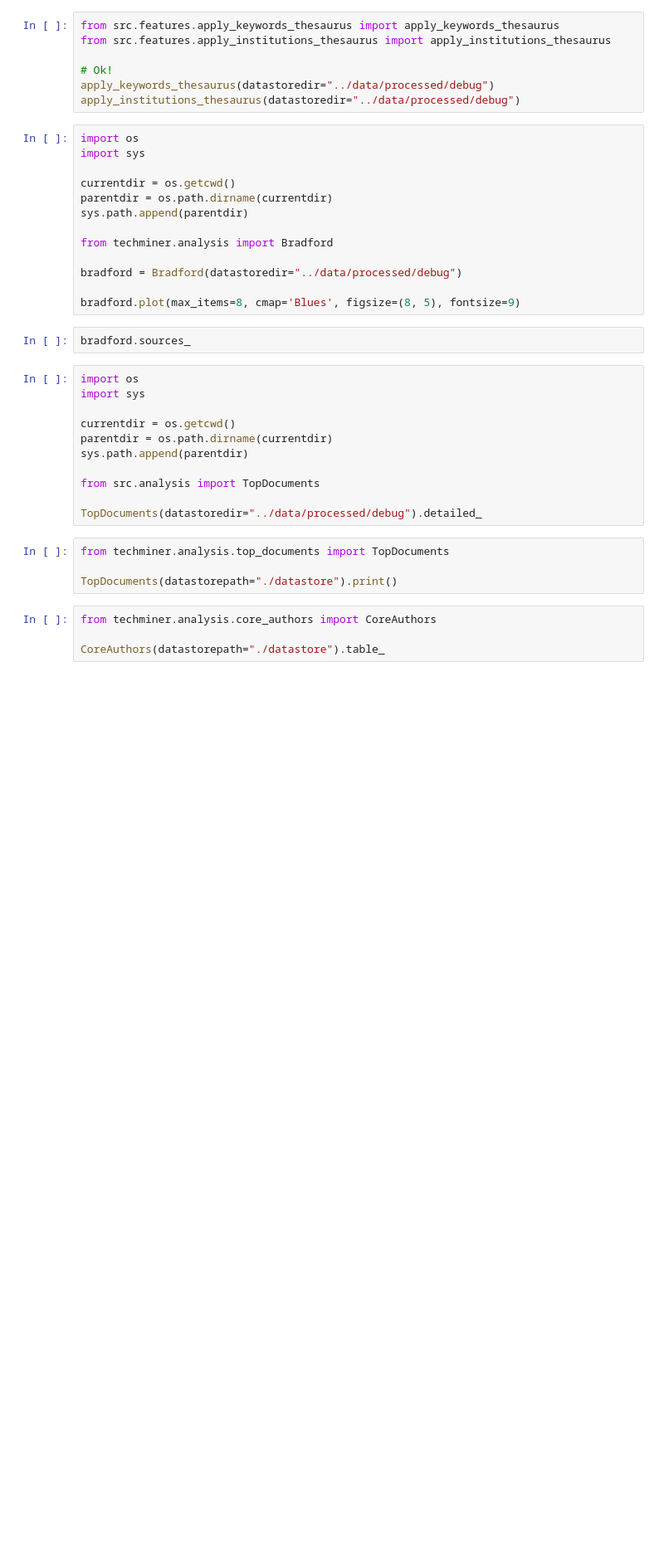
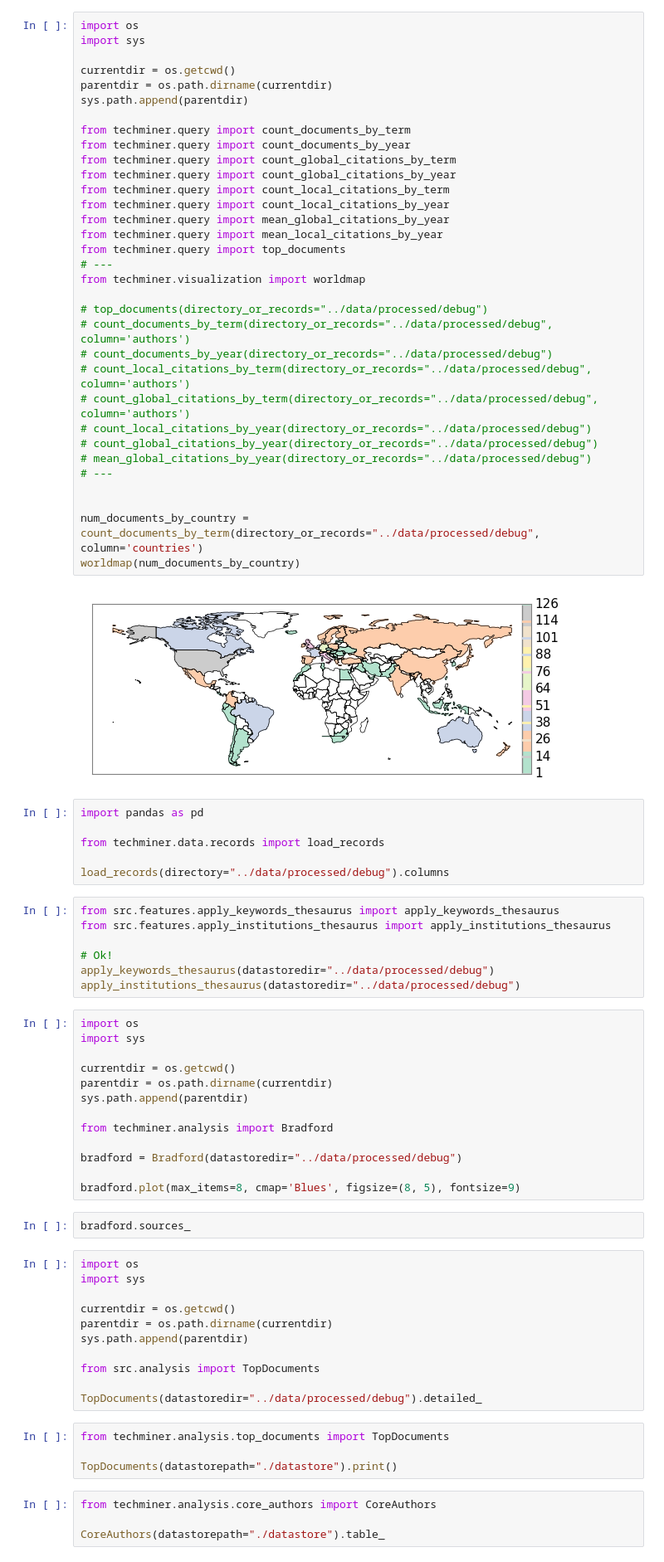
Before and after one commit to jdvelasq/techminer2, a Jupyter notebook: notebooks/debug.ipynb, the cells around one changed output. Shown: that part at 83% size. Cells and saved outputs as stored; diff of their text form; blank space fills up the shorter version.

```diff
--- a/notebooks/debug.ipynb
+++ b/notebooks/debug.ipynb
@@ -74,3 +17,44 @@ from techminer.query import top_documents
+# %%
+import os
+import sys
+
+currentdir = os.getcwd()
+parentdir = os.path.dirname(currentdir)
+sys.path.append(parentdir)
+
+from techminer.query import count_documents_by_term
+from techminer.query import count_documents_by_year
+from techminer.query import count_global_citations_by_term
+from techminer.query import count_global_citations_by_year
+from techminer.query import count_local_citations_by_term
+from techminer.query import count_local_citations_by_year
+from techminer.query import mean_global_citations_by_year
+from techminer.query import mean_local_citations_by_year
+from techminer.query import top_documents
+# ---
+from techminer.visualization import worldmap
+
+# top_documents(directory_or_records="../data/processed/debug")
+# count_documents_by_term(directory_or_records="../data/processed/debug", column='authors')
+# count_documents_by_year(directory_or_records="../data/processed/debug")
+# count_local_citations_by_term(directory_or_records="../data/processed/debug", column='authors')
+# count_global_citations_by_term(directory_or_records="../data/processed/debug", column='authors')
+# count_local_citations_by_year(directory_or_records="../data/processed/debug")
+# count_global_citations_by_year(directory_or_records="../data/processed/debug")
+# mean_global_citations_by_year(directory_or_records="../data/processed/debug")
+# ---
+
+
+num_documents_by_country = count_documents_by_term(directory_or_records="../data/processed/debug", column='countries')
+worldmap(num_documents_by_country)
+# %% [output]
+[figure, added]
+# %%
+import pandas as pd
+
+from techminer.data.records import load_records
+
+load_records(directory="../data/processed/debug").columns
 # %%
 from src.features.apply_keywords_thesaurus import apply_keywords_thesaurus
 from src.features.apply_institutions_thesaurus import apply_institutions_thesaurus
```
Also changed, not shown: parts of 2 cells of this notebook, 35 other files.
